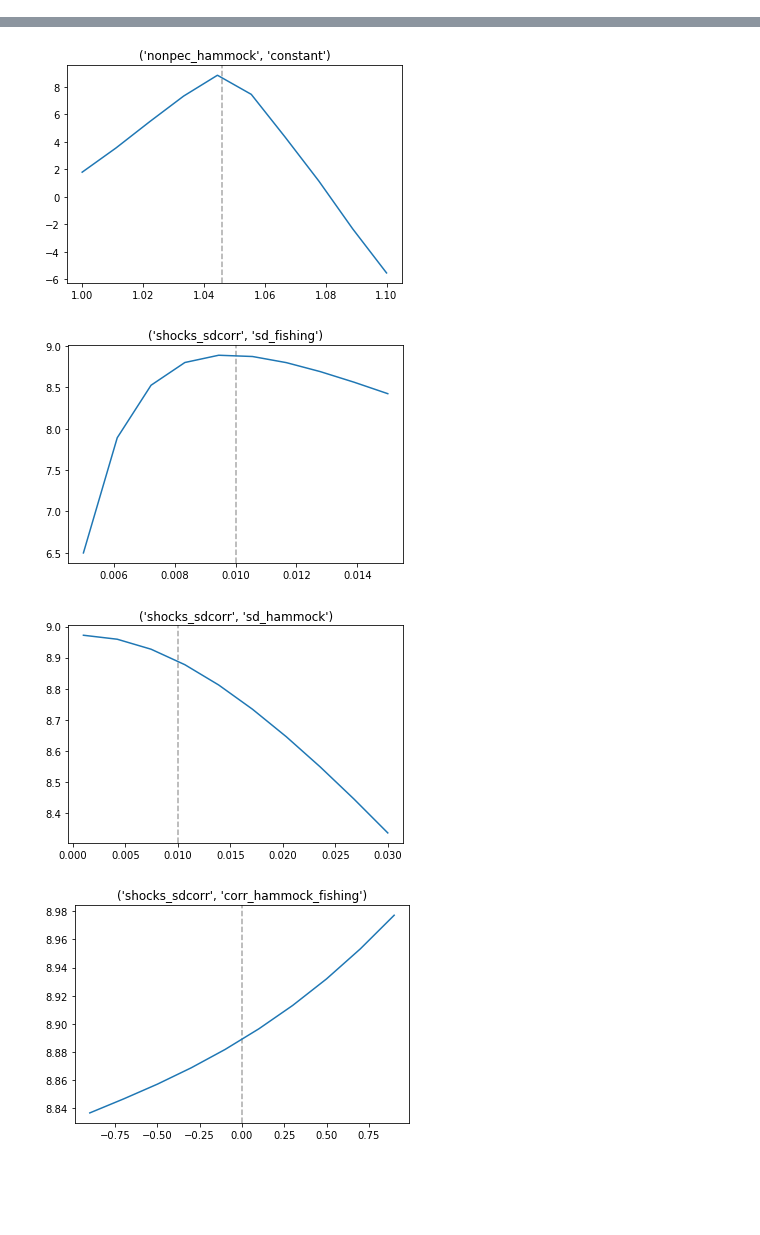
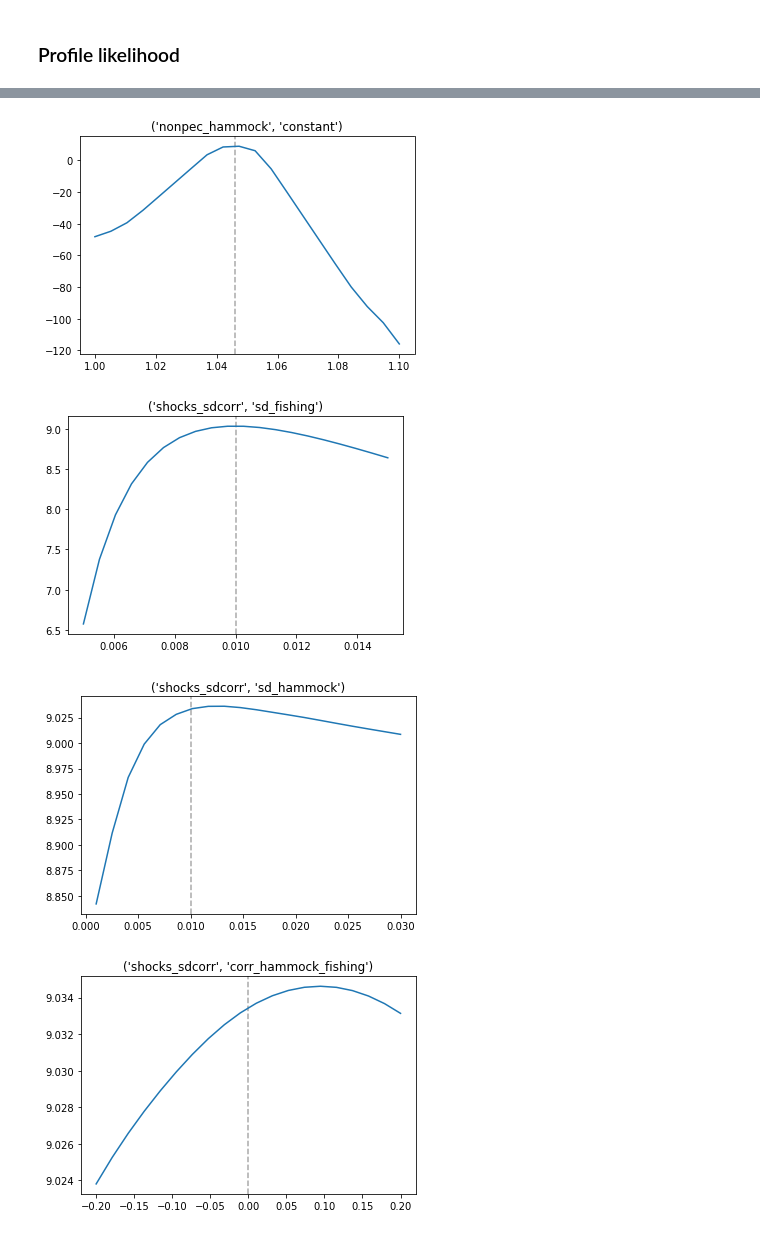
Before and after one commit to tobiasraabe/respy_for_ma, a Jupyter notebook: docs/tutorials/calibration-maximum-likelihood.ipynb, the cells around one changed output, grey strips where cells are left out. Drawn from its saved outputs; the diff is of its cells as text; code cells hidden in the pictures; blank space fills up the shorter version.

```diff
--- a/docs/tutorials/calibration-maximum-likelihood.ipynb
+++ b/docs/tutorials/calibration-maximum-likelihood.ipynb
@@ -0,0 +14,2 @@
+# %%
+params_base, options_base, df = rp.get_example_model("robinson", with_data=True)
@@ -1,11 +68,3 @@
 # %%
-%load_ext autoreload
-%autoreload 2
-import matplotlib.pyplot as plt
-import respy as rp
-import numpy as np
-
-params_base, options, df = rp.get_example_model("robinson", with_data=True)
-
-params_base["lower"] = [0.9, 0.00, -0.20, 1.00, 0.0050, 0.001, -0.9]
-params_base["upper"] = [1.0, 0.10,  0.00, 1.10, 0.0150, 0.030, +0.9]
+params_base["lower"] = [0.9, 0.00, -0.20, 1.00, 0.0050, 0.001, -0.2]
+params_base["upper"] = [1.0, 0.10,  0.00, 1.10, 0.0150, 0.030, +0.2]
@@ -32,10 +71,12 @@ plt.close()
+# %% [markdown]
+### Profile likelihood
 # %%
-crit_func = rp.get_crit_func(params_base, options, df)
+crit_func = rp.get_crit_func(params_base, options_base, df)
 
-for index in params.index:
+for index in params_base.index:
     upper, lower = params_base.loc[index][["upper", "lower"]]
 
-    grid = np.linspace(lower, upper, 10)
+    grid = np.linspace(lower, upper, 20)
 
     fvals = list()
     for value in grid:
@@ -57,4 +98,4 @@ for index in params.index:
-[figure, old version]
+[figure, new version]
-[figure, old version]
+[figure, new version]
-[figure, old version]
+[figure, new version]
-[figure, old version]
+[figure, new version]
```
Also changed, not shown: parts of 18 cells of this notebook, 1 other file.
